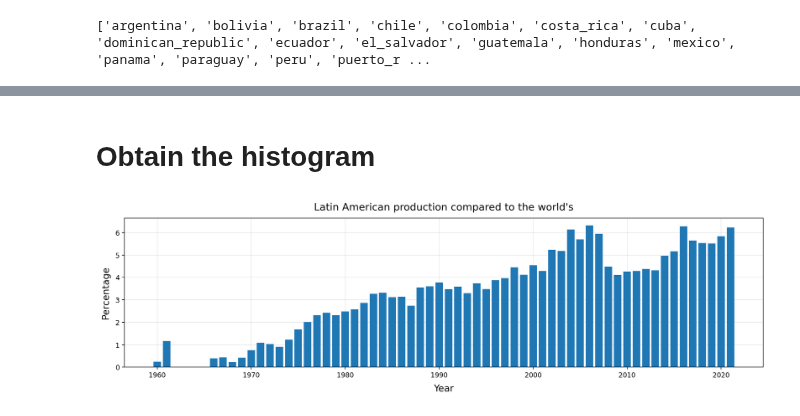
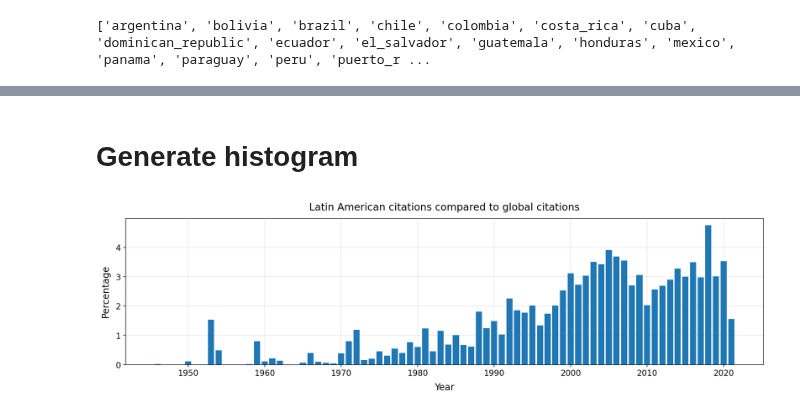
Before and after one commit to restrepo/inspireauth, a Jupyter notebook: INSPIREHEP_new_nbs/INSPIREHEP_new_citations_per_year_world.ipynb, the cells around one changed output, grey strips where cells are left out. Drawn from its saved outputs; the diff is of its cells as text; code cells hidden in the pictures.

```diff
--- a/INSPIREHEP_new_nbs/INSPIREHEP_new_citations_per_year_world.ipynb
+++ b/INSPIREHEP_new_nbs/INSPIREHEP_new_citations_per_year_world.ipynb
@@ -572,0 +159,3 @@ df_world = df_world.set_index('year')
+# %%
+my_df = generate_dataframe_latam()
+my_df
@@ -636,0 +292,3 @@ pandas.core.frame.DataFrame
+# %%
+df_combined = generate_citations_percentage(df_citation_per_year, df_world)
+df_combined
@@ -637,21 +309,30 @@ pandas.core.frame.DataFrame
 # %% [markdown]
-# Obtain the histogram
+# Generate histogram
 # %%
-# Create a figure and axis object
-fig, ax = plt.subplots(figsize=(17,4))
+import matplotlib.pyplot as plt
 
-# Plot the data on the axis
-ax.bar(merged.index, merged['percentage'])
+def plot_citations_percentage(df_combined, save=False):
+    # Create a figure and axis object
+    fig, ax = plt.subplots(figsize=(17,4))
 
-# Set the labels and title
-ax.set_xlabel('Year', size=14, labelpad=8)
-ax.set_ylabel('Percentage', labelpad=8, size=14)
-ax.set_title(f"Latin American production compared to the world's", size=15, pad=12)
+    # Plot the data on the axis
+    ax.bar(df_combined["year"], df_combined['Percentage'])
 
-ax.set_axisbelow(True)
-ax.grid(True, alpha=0.3)
+    # Set the labels and title
+    ax.set_xlabel('Year', size=14, labelpad=8)
+    ax.set_ylabel('Percentage', labelpad=8, size=14)
+    ax.set_title(f"Latin American citations compared to global citations", size=15, pad=12)
 
-# Display the plot
-plt.show()
+    # Set the tick parameters
+    ax.tick_params(axis='both', which='major', labelsize=12)  # Increase label size for major ticks
+
+    ax.set_axisbelow(True)
+    ax.grid(True, alpha=0.3)
+
+    # Display the plot
+    plt.show()
+
+    # Optional: Save the plot as a PDF
+    if save:
+        namefig = "citations_world_comparison"
+        fig.savefig(f'/Users/manuelmorales/inspireauth/figures/world_comparison/{namefig}.pdf', dpi=150, bbox_inches='tight')
-# %% [output]
-[figure, removed]
@@ -660,0 +339,4 @@ plt.show()
+# %%
+plot_citations_percentage(df_combined)
+# %% [output]
+[figure, added]
```
Also changed, not shown: parts of 55 cells of this notebook.
